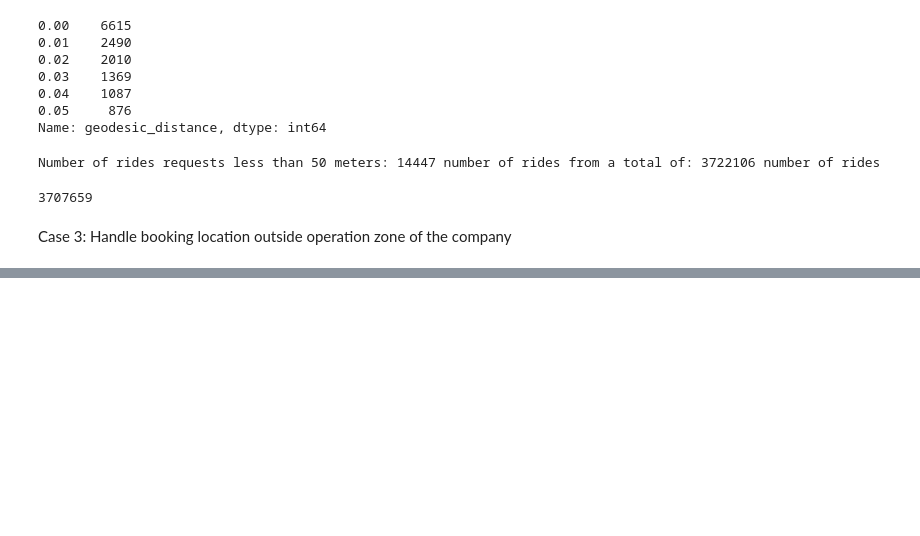
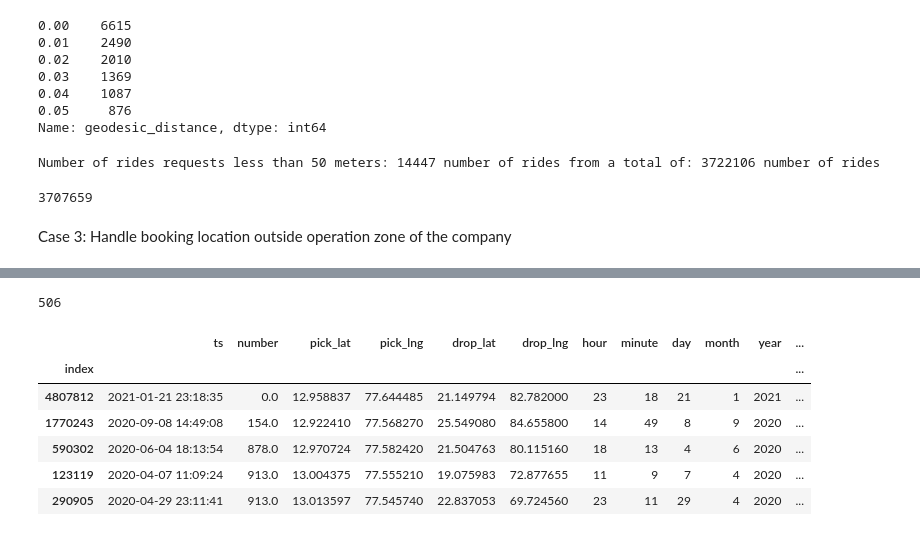
Before and after one commit to amoshnin/ML-Taxi.Service.Demand.Prediction, a Jupyter notebook: notebooks/Base/2. Data Analysis and Cleaning (Advance).ipynb, the cells around one changed output, grey strips where cells are left out. Saved outputs shown, nothing was run; the diff lists cells and outputs as text; code cells hidden in the pictures; blank space fills up the shorter version.

```diff
--- a/notebooks/Base/2. Data Analysis and Cleaning (Advance).ipynb
+++ b/notebooks/Base/2. Data Analysis and Cleaning (Advance).ipynb
@@ -286,0 +409,2 @@ ndf.head()
+# %%
+total_ride_outside_KA = ndf[(ndf.pick_lat<=boundaries_Karnataka[0]) | (ndf.pick_lat>=boundaries_Karnataka[1]) | (ndf.pick_lng<=boundaries_Karnataka[2]) | (ndf.pick_lng>=boundaries_Karnataka[3]) | (ndf.drop_lat<=boundaries_Karnataka[0]) | (ndf.drop_lat>=boundaries_Karnataka[1]) | (ndf.drop_lng<=boundaries_Karnataka[2]) | (ndf.drop_lng>=boundaries_Karnataka[3])]
@@ -286,0 +415,18 @@ ndf.head()
+# %%
+# Since OLA doesn't support intercity ridesm, all the rides happen within the particular city.
+# Therefore, for all the rides happening outside Karnatka with geodestic distance greater than 500km seems
+# suspicious as it is unlikely that someone will book a ride on a bike for more than 500 km.
+# So, we will remove them from the dataset
+
+suspected_bad_rides = total_ride_outside_KA[total_ride_outside_KA["geodesic_distance"] > 500]
+print(len(suspected_bad_rides))
+suspected_bad_rides.head()
+# %% [output]
+506
+|  | ts | number | pick_lat | pick_lng | drop_lat | drop_lng | hour | minute | day | month | year | ... |
+| index |  |  |  |  |  |  |  |  |  |  |  | ... |
+| 4807812 | 2021-01-21 23:18:35 | 0.0 | 12.958837 | 77.644485 | 21.149794 | 82.782000 | 23 | 18 | 21 | 1 | 2021 | ... |
+| 1770243 | 2020-09-08 14:49:08 | 154.0 | 12.922410 | 77.568270 | 25.549080 | 84.655800 | 14 | 49 | 8 | 9 | 2020 | ... |
+| 590302 | 2020-06-04 18:13:54 | 878.0 | 12.970724 | 77.582420 | 21.504763 | 80.115160 | 18 | 13 | 4 | 6 | 2020 | ... |
+| 123119 | 2020-04-07 11:09:24 | 913.0 | 13.004375 | 77.555210 | 19.075983 | 72.877655 | 11 | 9 | 7 | 4 | 2020 | ... |
+| 290905 | 2020-04-29 23:11:41 | 913.0 | 13.013597 | 77.545740 | 22.837053 | 69.724560 | 23 | 11 | 29 | 4 | 2020 | ... |
```
Also changed, not shown: parts of 26 cells of this notebook.
